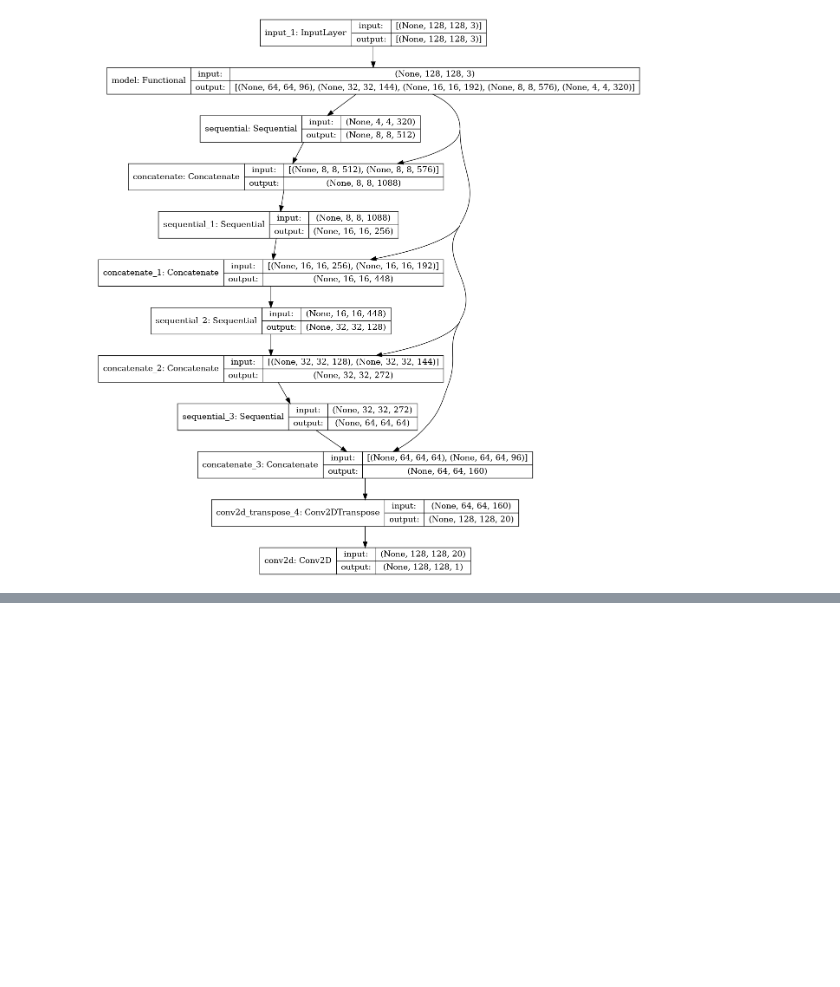
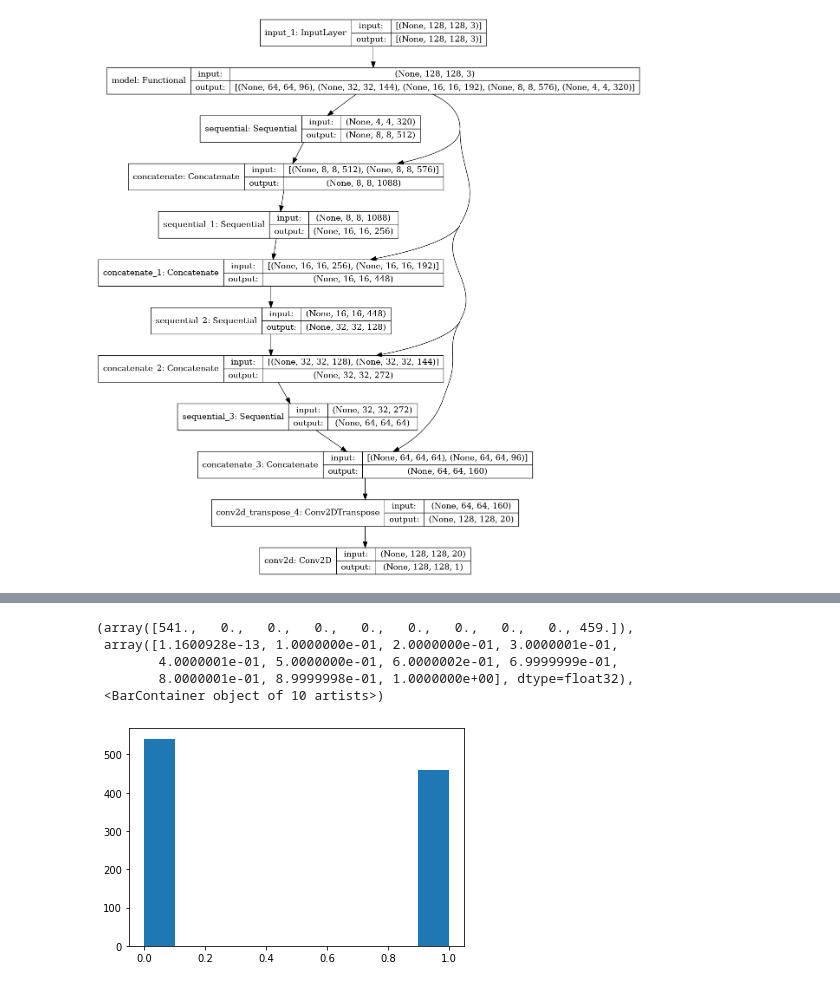
Before and after one commit to VLADISLAV008/Airbus-Ship-Detection-Challenge, a Jupyter notebook: unet-model.ipynb, the cells around one changed output, grey strips where cells are left out. Cells and saved outputs as stored; diff of their text form; code cells hidden in the pictures; blank space fills up the shorter version.

```diff
--- a/unet-model.ipynb
+++ b/unet-model.ipynb
@@ -304,0 +296,17 @@ Pred Label:  (32, 128, 128, 1)
+# %%
+IoU_results = []
+for image, true_mask in validation_dataset.take(VALIDATION_LENGTH):
+    image = np.expand_dims(image, axis=0)
+    true_mask = np.expand_dims(true_mask, axis=0)
+    pred_mask = model.predict(image)[0]
+    pred_mask = np.expand_dims(pred_mask, axis=0)
+    IoU_results.append(tf.get_static_value(IoU(true_mask, pred_mask)))
+
+plt.hist(IoU_results, bins=10)
+# %% [output]
+(array([541.,   0.,   0.,   0.,   0.,   0.,   0.,   0.,   0., 459.]),
+ array([1.1600928e-13, 1.0000000e-01, 2.0000000e-01, 3.0000001e-01,
+        4.0000001e-01, 5.0000000e-01, 6.0000002e-01, 6.9999999e-01,
+        8.0000001e-01, 8.9999998e-01, 1.0000000e+00], dtype=float32),
+ <BarContainer object of 10 artists>)
+[figure, added]
```
Also changed, not shown: parts of 12 cells of this notebook.
